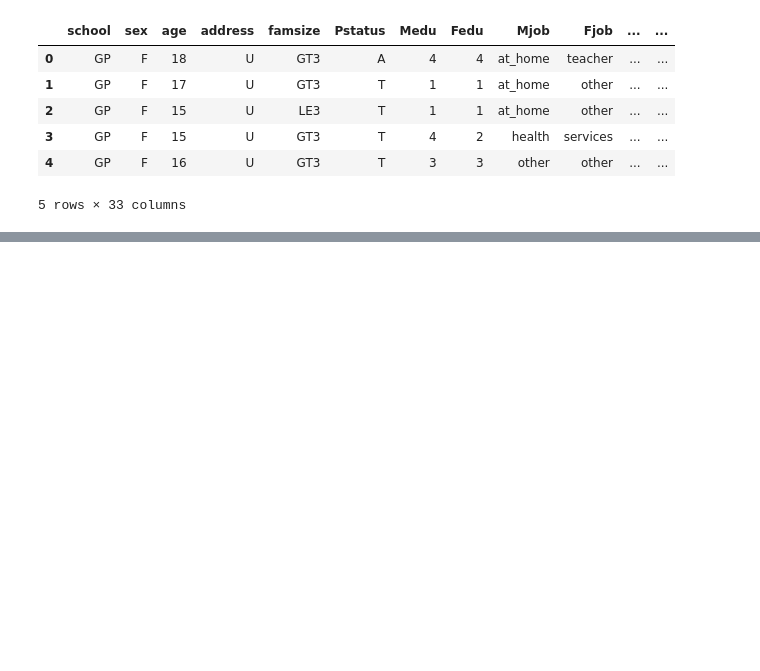
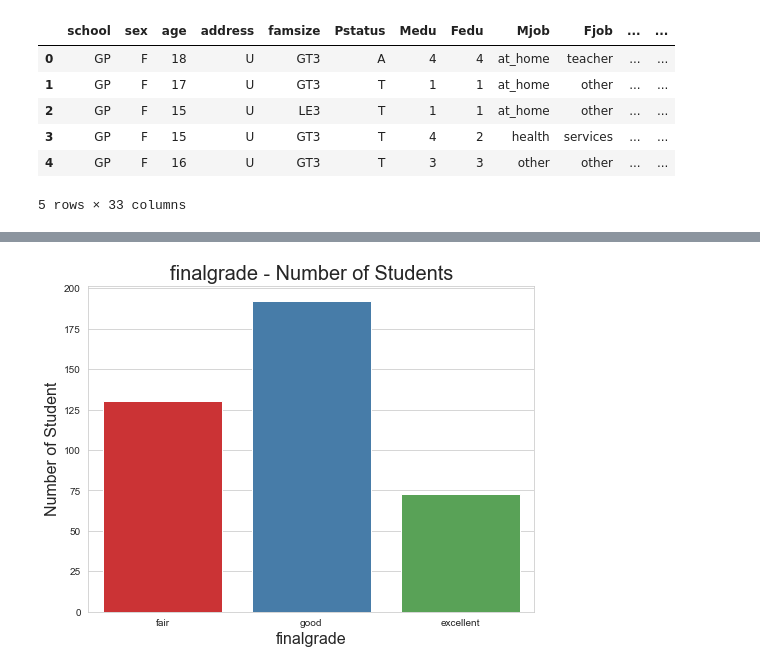
Before and after one commit to sidharthkpofficial/ml, a Jupyter notebook: Untitled.ipynb, the cells around one changed output, grey strips where cells are left out. Saved outputs shown, nothing was run; the diff lists cells and outputs as text; code cells hidden in the pictures; blank space fills up the shorter version.

```diff
--- a/Untitled.ipynb
+++ b/Untitled.ipynb
@@ -4,5 +5,7 @@ import pandas as pd
 import matplotlib.pyplot as plt
 %matplotlib inline
 # %%
-student = pd.read_csv('student-mat.csv', sep=";")
+# Loading dataset of the two subjects named mat, por (mat=mathematics, por=portugese)
+mat = pd.read_csv('student-mat.csv', sep=";")
+por = pd.read_csv("student-por.csv", sep=';')
 # %%
@@ -17,0 +44,6 @@ student.head()
+# %%
+student.columns = ['school', 'sex', 'age', 'address', 'familysize', 'Parentstatus', 'Motherseducation', 'Fatherseducation',
+       'Mjob', 'Fjob', 'reason', 'guardian', 'traveltime', 'studytime',
+       'failures', 'schoolsup', 'famsup', 'paid', 'activities', 'nursery',
+       'higher', 'internet', 'romantic', 'famrel', 'freetime', 'goout', 'Dalc',
+       'Walc', 'health', 'absences', 'Gradeone', 'Gradetwo', 'finalscore']
@@ -17,0 +60,7 @@ student.head()
+# %%
+# converting finalscore into categorical variable - # Excellent - 15 to 20 Good - 10 to 14 Fair - 0 to 9
+student['finalgrade'] = "na"
+student.loc[(student.finalscore >= 15) & (student.finalscore <= 20), 'finalgrade'] = 'excellent'
+student.loc[(student.finalscore >= 10) & (student.finalscore <= 14), 'finalgrade'] = 'good'
+student.loc[(student.finalscore >= 0) & (student.finalscore <= 9), 'finalgrade'] = 'fair'
+student.head(5)
@@ -17,0 +75,11 @@ student.head()
+# %%
+# Final Grade Countplot
+plt.figure(figsize=(8,6))
+sns.countplot(student.finalgrade, order=["fair","good","excellent"], palette='Set1')
+plt.title('finalgrade - Number of Students',fontsize=20)
+plt.xlabel('finalgrade', fontsize=16)
+plt.ylabel('Number of Student', fontsize=16)
+plt.savefig('finalgrade.png')
+#sns.plt.show()
+# %% [output]
+[figure, added]
```
Also changed, not shown: parts of 8 cells of this notebook, 2 other files.
